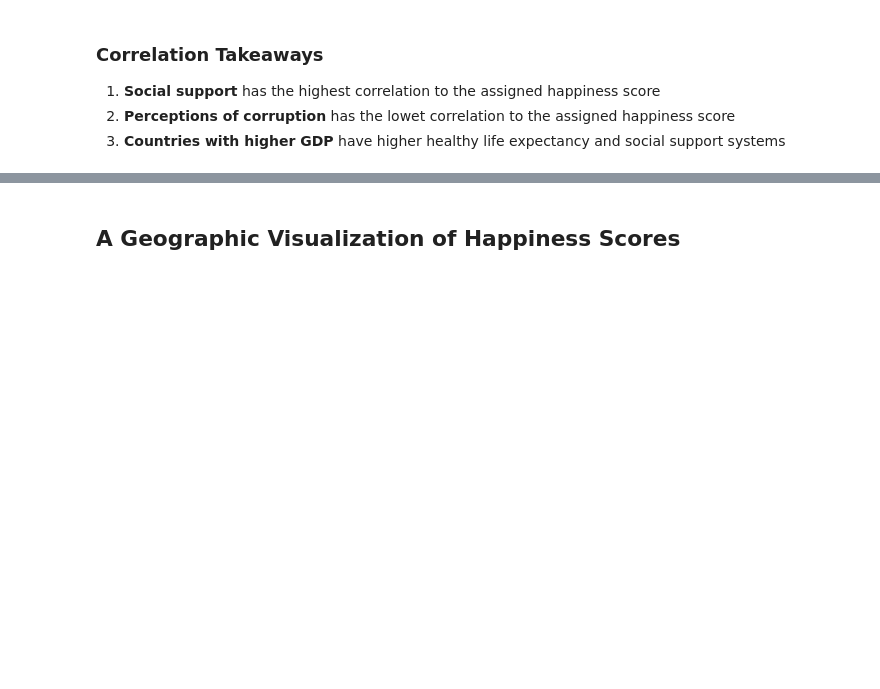
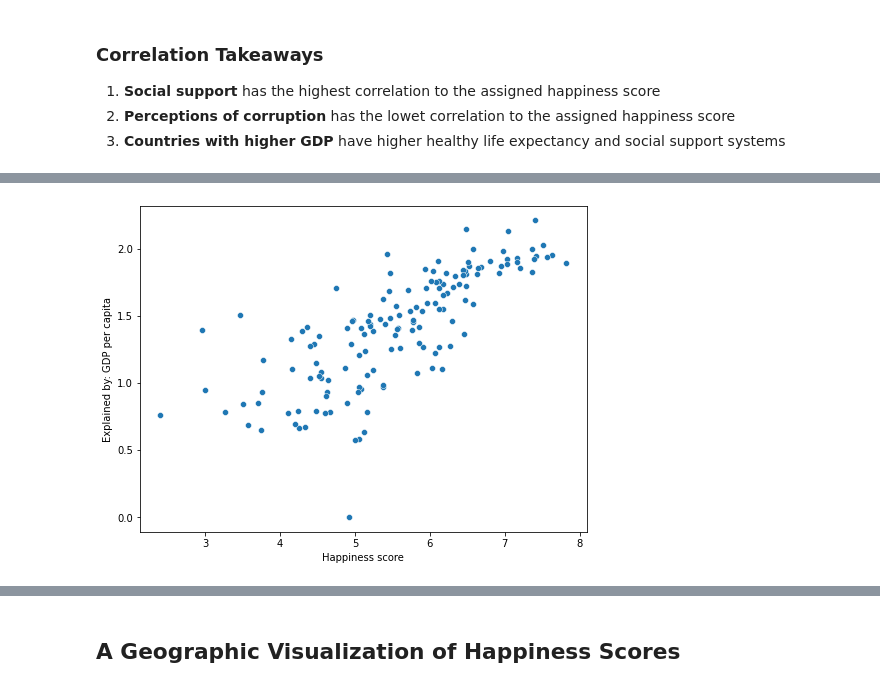
Before and after one commit to terrafirmatrekker/WHR2022EDA, a Jupyter notebook: WorldHappinessReport22EDA.ipynb, the cells around one changed output, grey strips where cells are left out. Drawn from its saved outputs; the diff is of its cells as text; code cells hidden in the pictures; blank space fills up the shorter version.

```diff
--- a/WorldHappinessReport22EDA.ipynb
+++ b/WorldHappinessReport22EDA.ipynb
@@ -257,0 +261,7 @@ sns.heatmap(clean_data.corr(), cmap='coolwarm', annot=True);
+# %%
+# Scatter plot looking at Happiness Score & GDP per capita
+plt.figure(figsize=(8,6))
+sns.scatterplot(x=clean_data['Happiness score'],y=clean_data['Explained by: GDP per capita'])
+plt.show()
+# %% [output]
+[figure, added]
```
Also changed, not shown: parts of 6 cells of this notebook.
